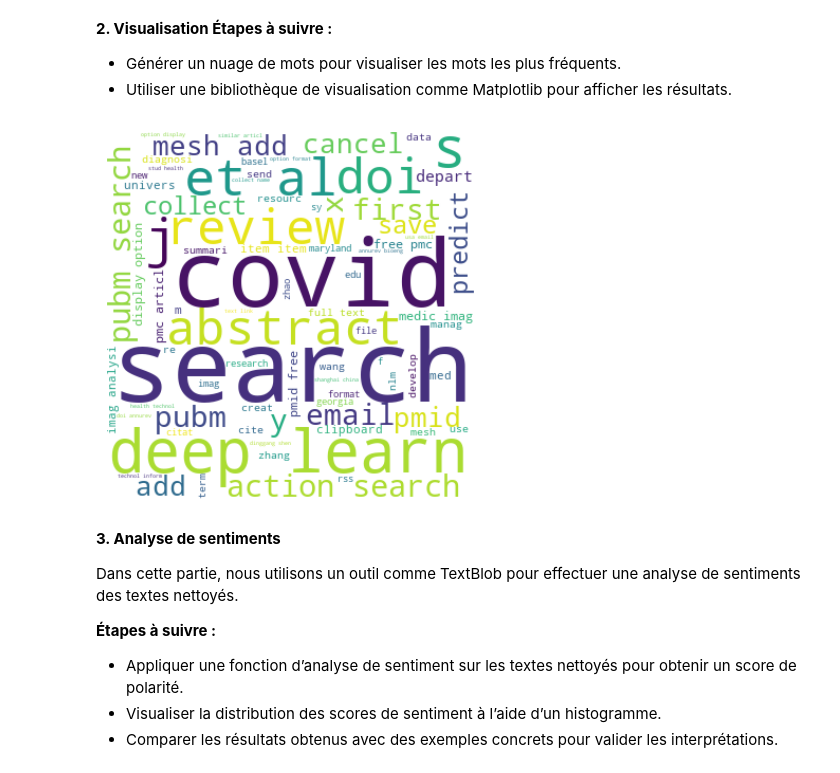
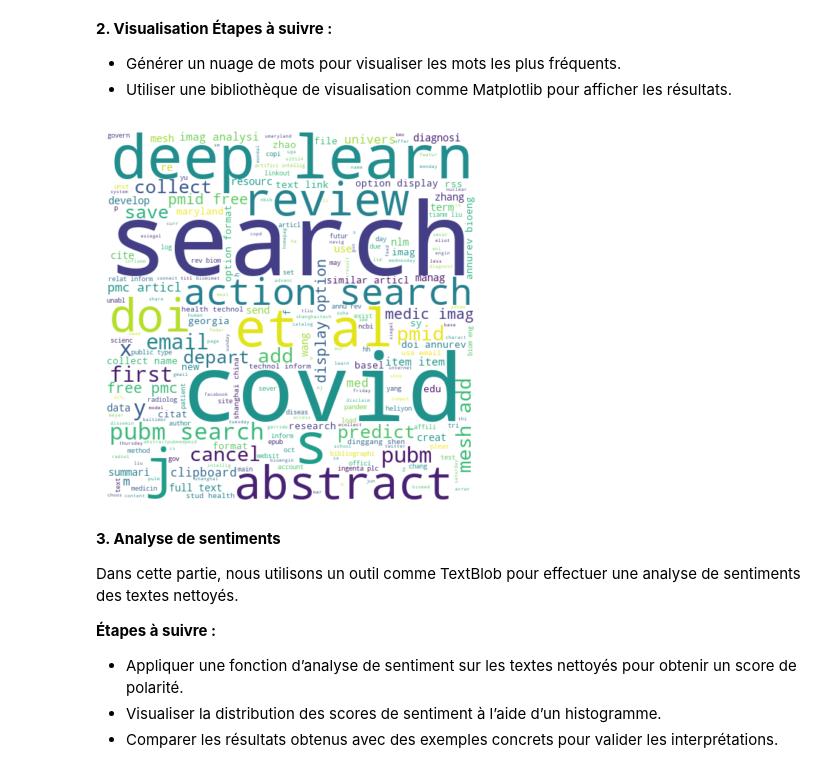
Before and after one commit to NadegeSing/TD1_NLP_NADEGE_SINGAYE_, a Jupyter notebook: Notebooks/TD3.ipynb, the cells around one changed output. Drawn from its saved outputs; the diff is of its cells as text; code cells hidden in the pictures.

```diff
--- a/Notebooks/TD3.ipynb
+++ b/Notebooks/TD3.ipynb
@@ -193,23 +193,23 @@ usa.gov: 0.05%
 # %%
 import pandas as pd
 import wordcloud #will use for the word cloud plot
 from wordcloud import WordCloud, STOPWORDS
 import matplotlib.pyplot as plt
 
 # créer un nuage de mots avec la liste de mots
-wordcloud = WordCloud(width=350,
-                      height=350,
+wordcloud = WordCloud(width=500,
+                      height=500,
                       max_words=1000,
                       min_font_size=5,
                       max_font_size=200,
                       background_color="white").generate(' '.join(test_list))
 
 # afficher le nuage de mots
 plt.imshow(wordcloud, interpolation='bilinear')
 plt.axis("off")  # Désactiver les axes
 plt.show()
 # %% [output]
-[figure, old version]
+[figure, new version]
 # %% [markdown]
 **3. Analyse de sentiments**
 
```
Also changed, not shown: parts of 1 cell of this notebook.
